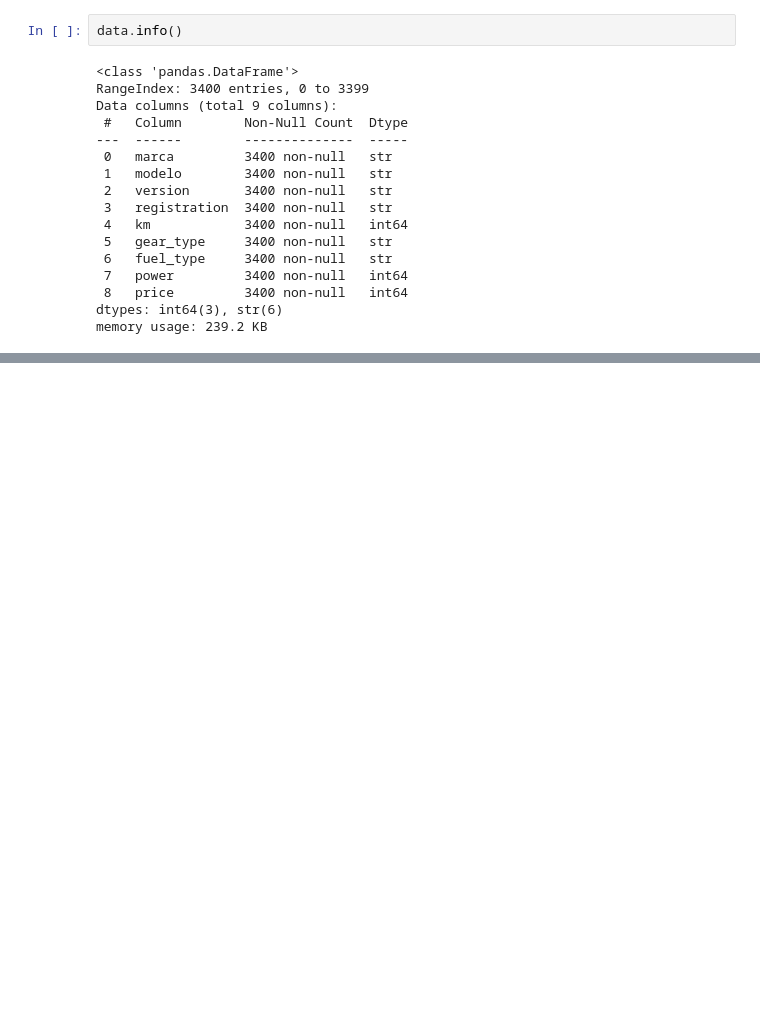
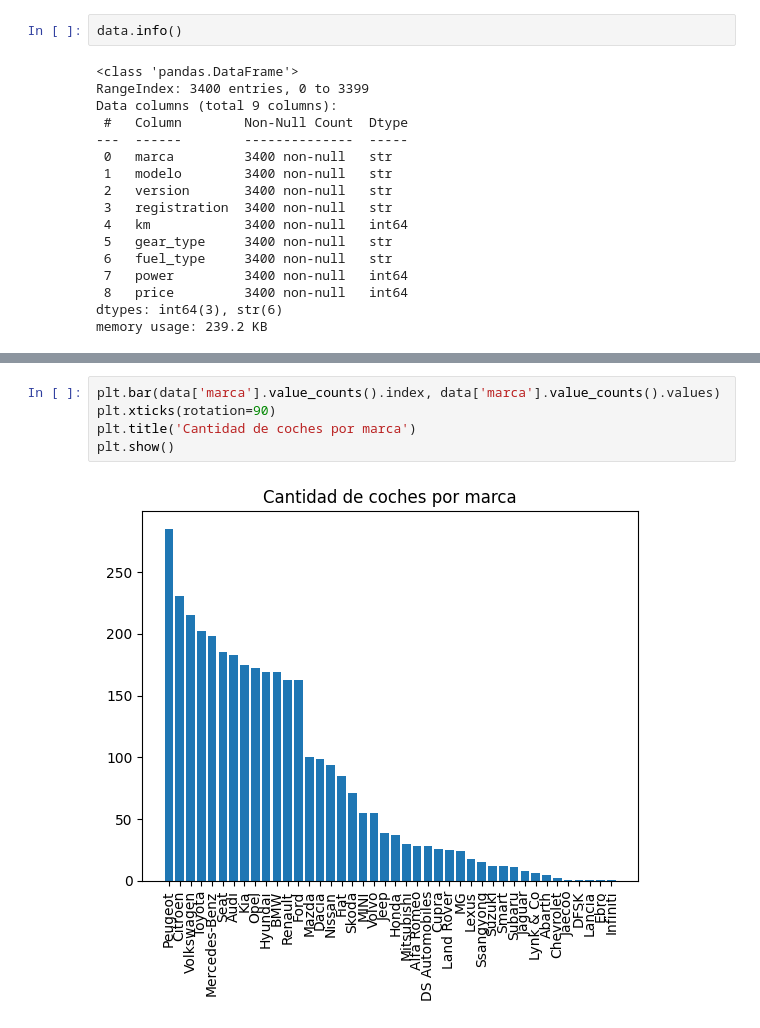
Before and after one commit to JaviFigueroaVicente/IberiaDriveInsights, a Jupyter notebook: backend/notebooks/analisis_coches.ipynb, the cells around one changed output, grey strips where cells are left out. Drawn from its saved outputs; the diff is of its cells as text; blank space fills up the shorter version.

```diff
--- a/backend/notebooks/analisis_coches.ipynb
+++ b/backend/notebooks/analisis_coches.ipynb
@@ -44,0 +64,7 @@ Name: km, dtype: float64
+# %%
+plt.bar(data['marca'].value_counts().index, data['marca'].value_counts().values)
+plt.xticks(rotation=90)
+plt.title('Cantidad de coches por marca')
+plt.show()
+# %% [output]
+[figure, added]
```
Also changed, not shown: parts of 27 cells of this notebook, 1 other file.
